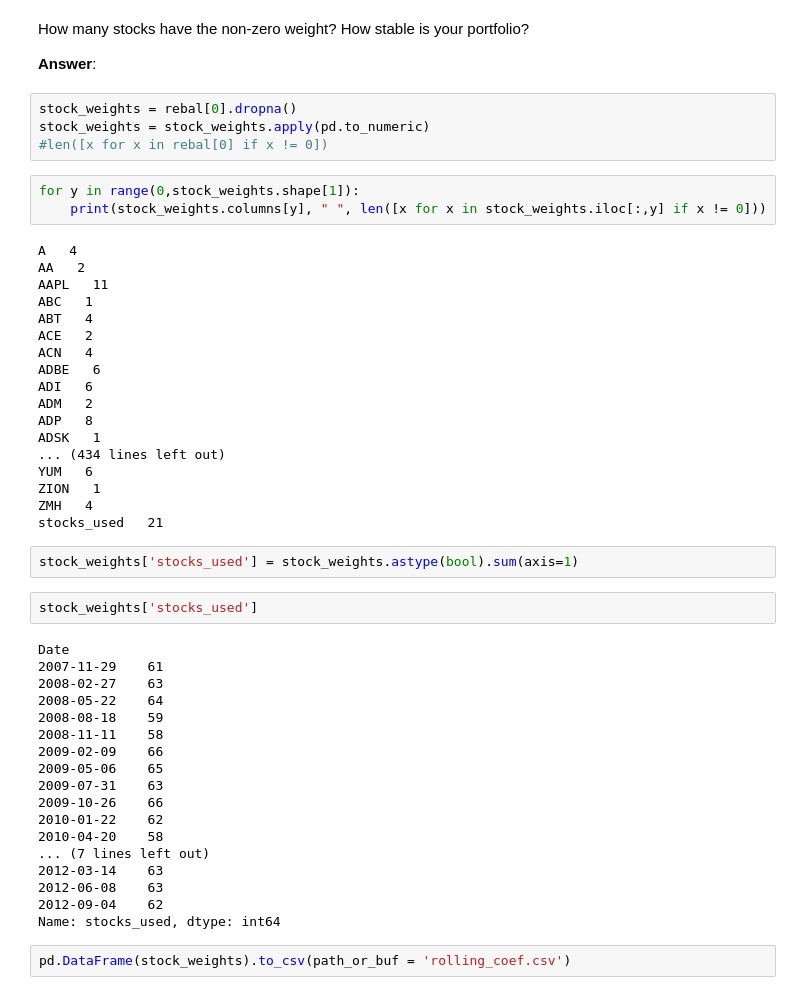
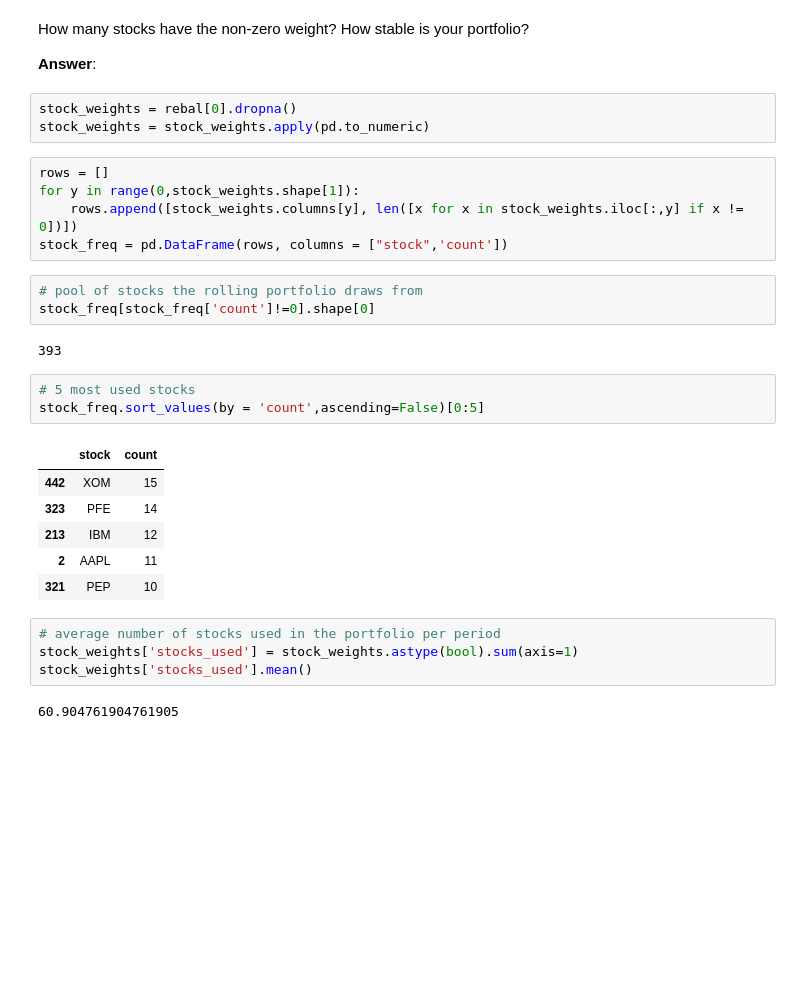
Before and after one commit to mattzhao-R/busn-20800, a Jupyter notebook: Psets/Assignment_3/Assignment_3.ipynb, the cells around one changed output. Saved outputs shown, nothing was run; the diff lists cells and outputs as text; blank space fills up the shorter version.

```diff
--- a/Psets/Assignment_3/Assignment_3.ipynb
+++ b/Psets/Assignment_3/Assignment_3.ipynb
@@ -439,49 +439,29 @@ How many stocks have the non-zero weight? How stable is your portfolio?
 # %%
 stock_weights = rebal[0].dropna()
 stock_weights = stock_weights.apply(pd.to_numeric)
-#len([x for x in rebal[0] if x != 0])
 # %%
+rows = []
 for y in range(0,stock_weights.shape[1]):
-    print(stock_weights.columns[y], " ", len([x for x in stock_weights.iloc[:,y] if x != 0]))
+    rows.append([stock_weights.columns[y], len([x for x in stock_weights.iloc[:,y] if x != 0])])
+stock_freq = pd.DataFrame(rows, columns = ["stock",'count'])
-# %% [output]
-A   4
-AA   2
-AAPL   11
-ABC   1
-ABT   4
-ACE   2
-ACN   4
-ADBE   6
-ADI   6
-ADM   2
-ADP   8
-ADSK   1
-... (434 lines left out)
-YUM   6
-ZION   1
-ZMH   4
-stocks_used   21
+# %%
+# pool of stocks the rolling portfolio draws from
+stock_freq[stock_freq['count']!=0].shape[0]
+# %% [output]
+393
+# %%
+# 5 most used stocks
+stock_freq.sort_values(by = 'count',ascending=False)[0:5]
+# %% [output]
+|  | stock | count |
+| 442 | XOM | 15 |
+| 323 | PFE | 14 |
+| 213 | IBM | 12 |
+| 2 | AAPL | 11 |
+| 321 | PEP | 10 |
 # %%
+# average number of stocks used in the portfolio per period
 stock_weights['stocks_used'] = stock_weights.astype(bool).sum(axis=1)
+stock_weights['stocks_used'].mean()
+# %% [output]
+60.904761904761905
-# %%
-stock_weights['stocks_used']
-# %% [output]
-Date
-2007-11-29    61
-2008-02-27    63
-2008-05-22    64
-2008-08-18    59
-2008-11-11    58
-2009-02-09    66
-2009-05-06    65
-2009-07-31    63
-2009-10-26    66
-2010-01-22    62
-2010-04-20    58
-... (7 lines left out)
-2012-03-14    63
-2012-06-08    63
-2012-09-04    62
-Name: stocks_used, dtype: int64
-# %%
-pd.DataFrame(stock_weights).to_csv(path_or_buf = 'rolling_coef.csv')
```
